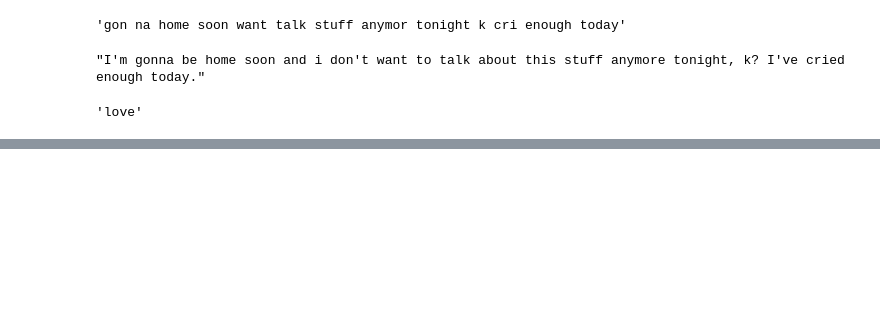
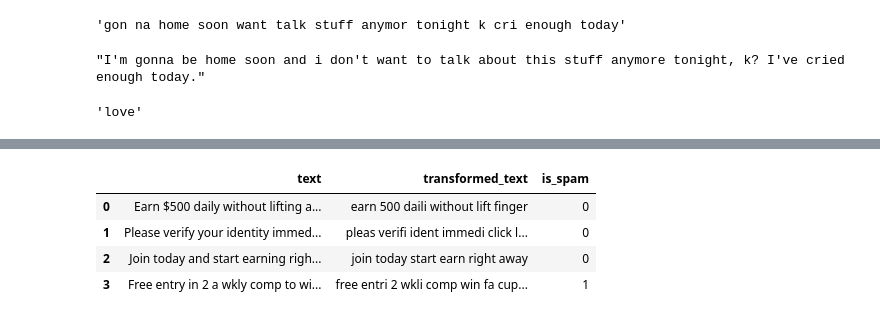
Before and after one commit to KostubhKumar8/Capstone1, a Jupyter notebook: Spam-Detection.ipynb, the cells around one changed output, grey strips where cells are left out. Drawn from its saved outputs; the diff is of its cells as text; code cells hidden in the pictures; blank space fills up the shorter version.

```diff
--- a/Spam-Detection.ipynb
+++ b/Spam-Detection.ipynb
@@ -593,0 +510,3 @@ plt.show()
+# %%
+test_file = pd.read_csv("Test.csv")
+test_file
@@ -593,0 +519,16 @@ plt.show()
+# %%
+test_file['transformed_text'] = test_file['text'].apply(transform_text)
+# %%
+test_features = tfidf.transform(test_file['transformed_text']).toarray()
+# %%
+predictions = bnb.predict(test_features)
+
+# Add predictions to the dataframe
+test_file['is_spam'] = predictions
+test_file
+# %% [output]
+|  | text | transformed_text | is_spam |
+| 0 | Earn $500 daily without lifting a... | earn 500 daili without lift finger | 0 |
+| 1 | Please verify your identity immed... | pleas verifi ident immedi click l... | 0 |
+| 2 | Join today and start earning righ... | join today start earn right away | 0 |
+| 3 | Free entry in 2 a wkly comp to wi... | free entri 2 wkli comp win fa cup... | 1 |
```
Also changed, not shown: parts of 56 cells of this notebook.
